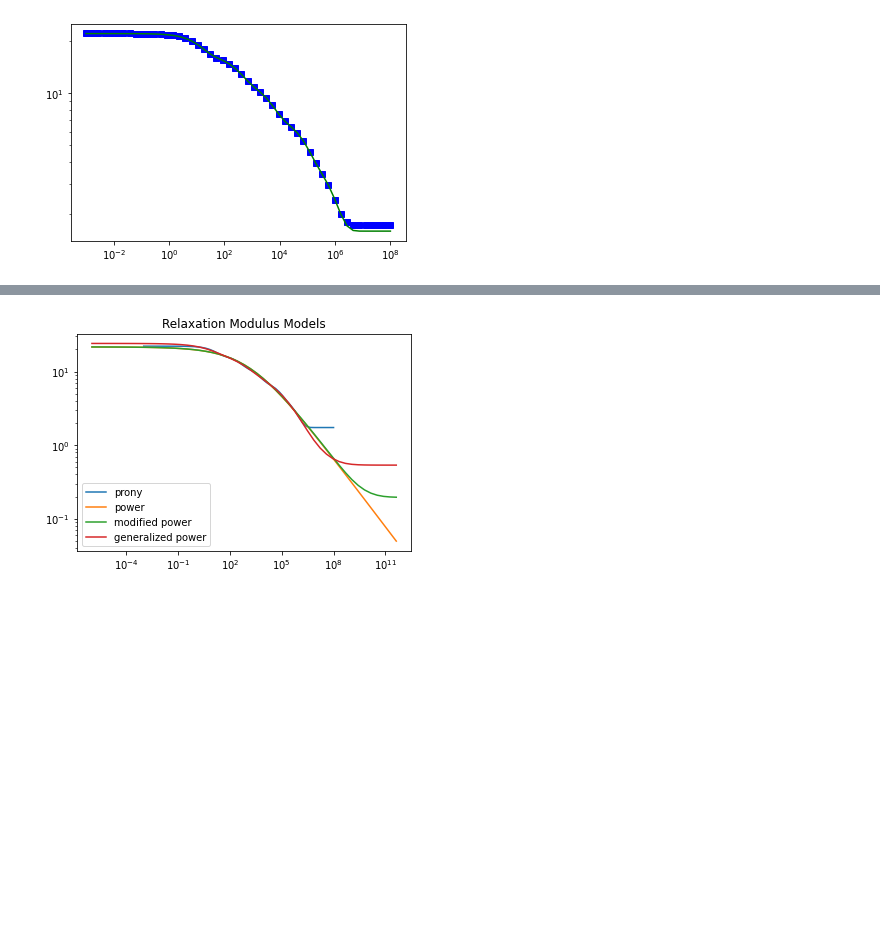
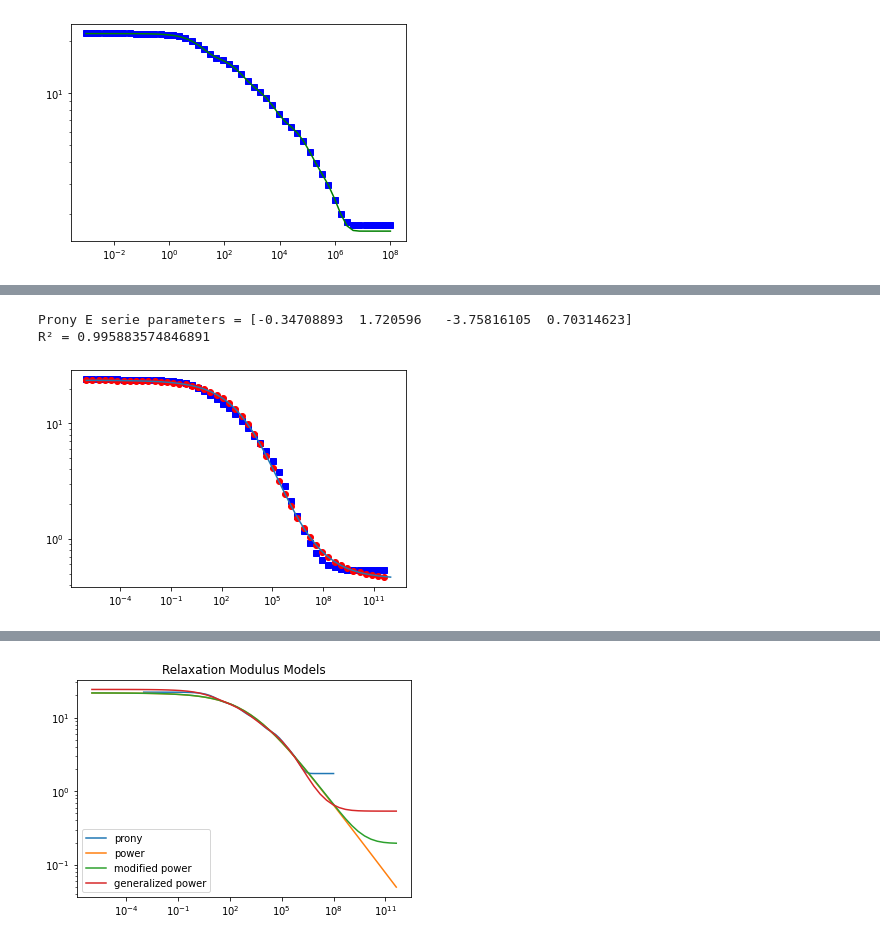
Before and after one commit to mailhebe/ACThStress_Jupyter, a Jupyter notebook: ACThStress.ipynb, the cells around one changed output, grey strips where cells are left out. Drawn from its saved outputs; the diff is of its cells as text; code cells hidden in the pictures; blank space fills up the shorter version.

```diff
--- a/ACThStress.ipynb
+++ b/ACThStress.ipynb
@@ -1200,0 +1208,33 @@ R² = 0.9999952960688503
+# %%
+def sigmoid(x,*p):
+    log_D=p[0]+p[1]/(1+np.exp(p[2]+p[3]*np.log10(x)))
+    return log_D
+
+tsim=np.logspace(-6,12,50)
+ttr2=tsim[0:len(tsim)-1]
+
+paramS,pcov=curve_fit(sigmoid,ttr2,np.log10(ElogP3),p0=[0.0]*4,method='trf')
+print('Prony E serie parameters = '+str(paramS))
+
+Esig=sigmoid(ttr2,*paramS)
+Esig=10**Esig
+
+residuals = ElogP3-Esig
+ss_res = np.sum(residuals**2)
+ss_tot = np.sum((ElogP3-np.mean(ElogP3))**2)
+r_squared = 1 - (ss_res / ss_tot)
+print('R² = '+str(r_squared))
+
+tsim3=np.logspace(-6,12,50)
+Esigsim=sigmoid(tsim3,*paramS)
+
+plt.plot(ttr2,ElogP3,'bs')
+plt.plot(ttr2,Esig,'ro')
+plt.plot(tsim3,10**Esigsim)
+plt.yscale('log')
+plt.xscale('log')
+plt.show()
+# %% [output]
+Prony E serie parameters = [-0.34708893  1.720596   -3.75816105  0.70314623]
+R² = 0.995883574846891
+[figure, added]
```
Also changed, not shown: parts of 34 cells of this notebook, 9 other files.
